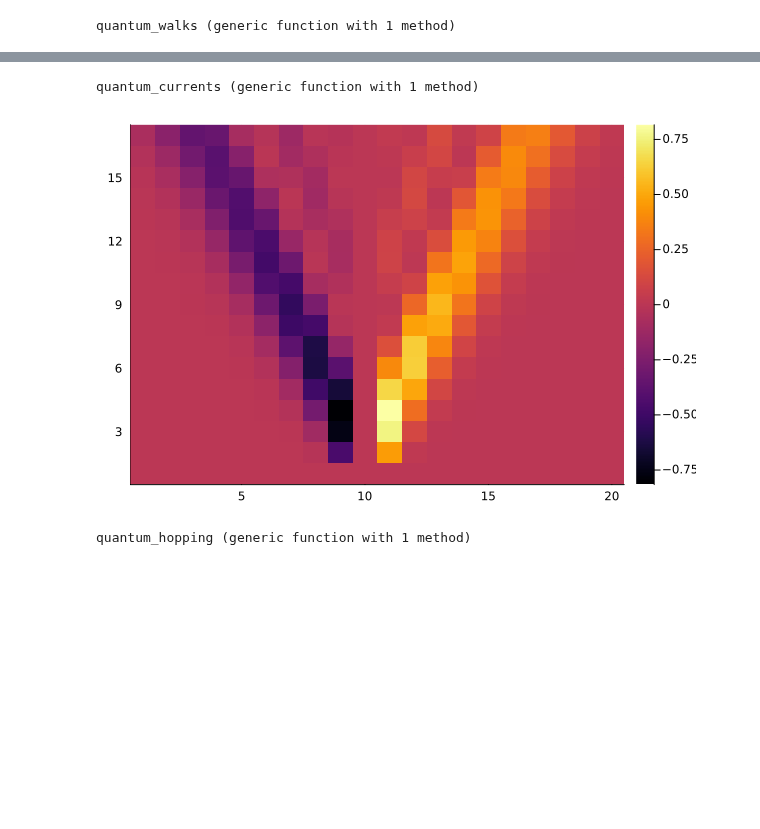
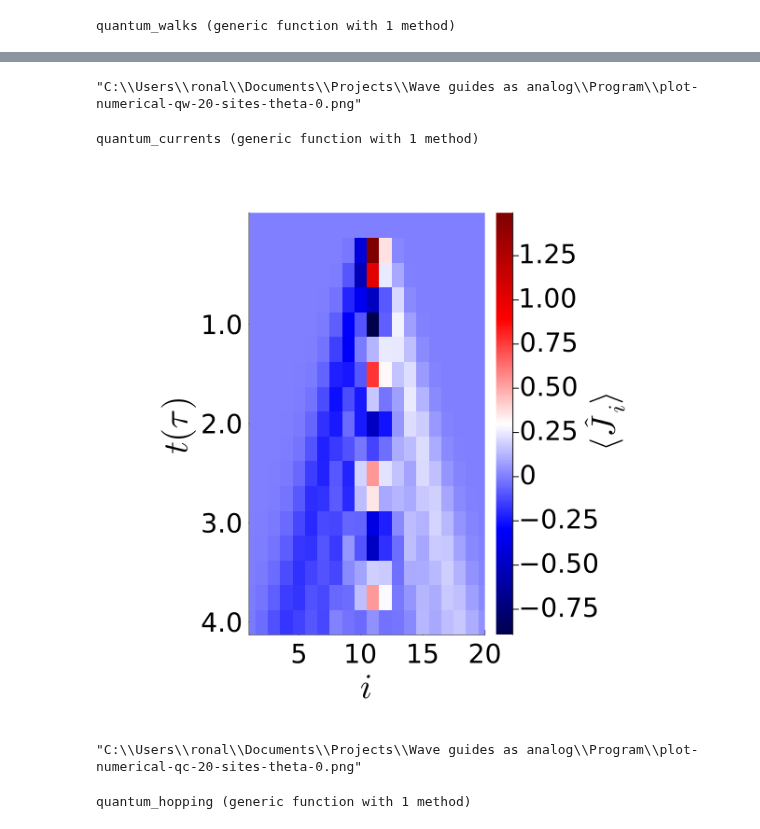
Before and after one commit to RonaldoNA/Projects, a Jupyter notebook: Wave guides as analog/Program/Quantum Walks and Correlator-Copy1.ipynb, the cells around one changed output, grey strips where cells are left out. Cells and saved outputs as stored; diff of their text form; code cells hidden in the pictures; blank space fills up the shorter version.

Commit message:
feat: Theo Program under construction trrn function evaluated

```diff
--- a/Wave guides as analog/Program/Quantum Walks and Correlator-Copy1.ipynb
+++ b/Wave guides as analog/Program/Quantum Walks and Correlator-Copy1.ipynb
@@ -444,5 +444,7 @@ quantum_walks(3.14159, 0.0, 0.0)
 # %%
-#savefig("plot-numerical-40-sites.png")
+savefig("plot-numerical-qw-20-sites-theta-0.png")
+# %% [output]
+"C:\\Users\\ronal\\Documents\\Projects\\Wave guides as analog\\Program\\plot-numerical-qw-20-sites-theta-0.png"
 # %%
 function quantum_currents(θ::Float64, Uva::Float64, gva::Float64)#, J::Float64=1.0)
     Ht = H_theta(θ::Float64, Uva, gva)
@@ -460,9 +462,28 @@ end
 # %% [output]
 quantum_currents (generic function with 1 method)
 # %%
-heatmap(quantum_currents(0.0,0.0,0.0)[1:17, 11:30])
+Tperiod = 4.0 ###tfin #### CHANGE
+    y_full_ticks = 0:0.25:Tperiod  # Rango de la cuadricula (0 a tfin con pasos de 0.25)
+    y_labels = vec(range(1, Tperiod + 1))     # Las etiquetas que quiero mostrar especificamente
+    y_label_indices = findall(x -> x in y_labels, y_full_ticks)
+heatmap(quantum_currents(3.14159,0.0,0.0)[1:17, 10:31],  color = :seismic,
+        xlabel=L"i", ylabel=L"t(\tau)", colorbar_title= "\n " * L"\langle \hat{J}_i \rangle",   yflip = true,
+        yticks=(y_label_indices, y_labels),  xlimits=(1,20),
+        #title=L"Quantum~walk~for~U = %$Uva ~ \theta = %$θ ~g = %$gva",
+        colorbar_tickfontsize = font(10),
+        aspect_ratio=2, size=(600, 600),
+        # fuentes
+        guidefontsize = 25,    # Títulos de ejes (i, t)
+        colorbar_titlefontsize = 24, #Tamaño de la barra de calor
+        tickfontsize = 19, top_margin = 11mm, right_margin = 11mm,
+        colorbar=true#, legend_title =L"U = 0")
+)
 # %% [output]
-[figure, old version]
+[figure, new version]
+# %%
+savefig("plot-numerical-qc-20-sites-theta-0.png")
+# %% [output]
+"C:\\Users\\ronal\\Documents\\Projects\\Wave guides as analog\\Program\\plot-numerical-qc-20-sites-theta-0.png"
 # %%
 function quantum_hopping(θ::Float64, Uva::Float64, gva::Float64)#, J::Float64=1.0)
     Ht = H_theta(θ::Float64, Uva, gva)
```
Also changed, not shown: parts of 5 cells of this notebook, 13 other files.
